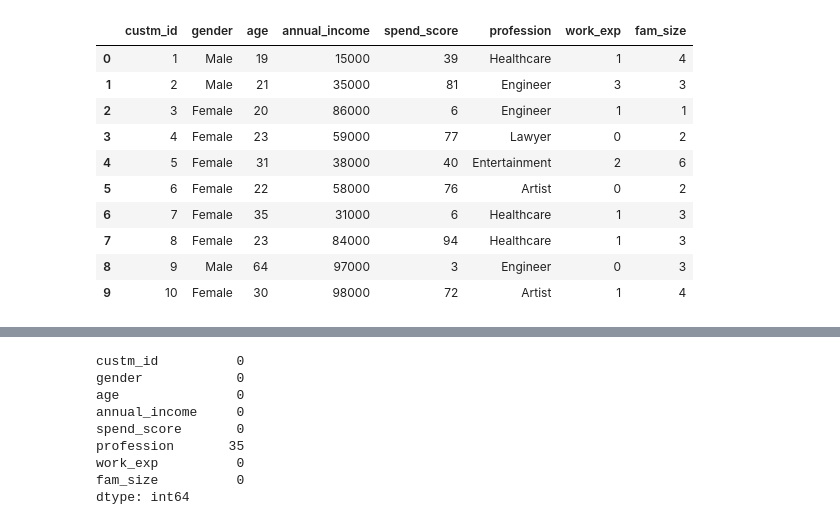
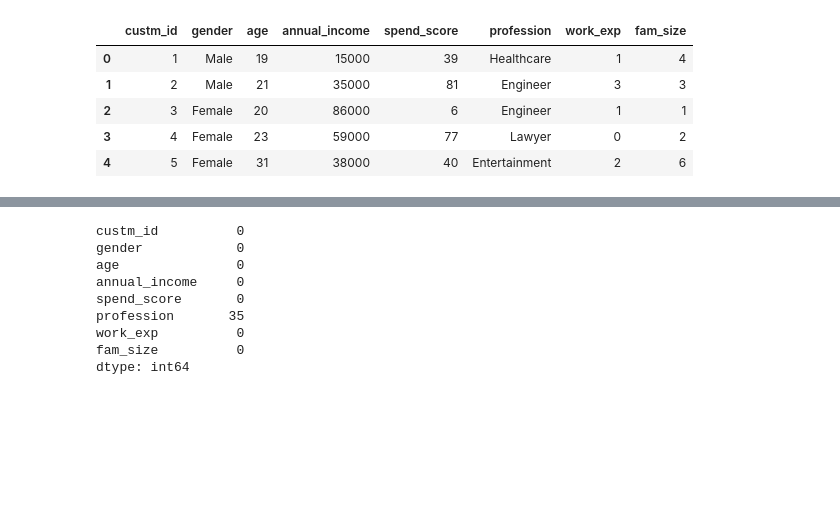
Before and after one commit to leon-czarlinski/ProfileAnalysis, a Jupyter notebook: ProfileAnalysis.ipynb, the cells around one changed output, grey strips where cells are left out. Saved outputs shown, nothing was run; the diff lists cells and outputs as text; code cells hidden in the pictures; blank space fills up the shorter version.

```diff
--- a/ProfileAnalysis.ipynb
+++ b/ProfileAnalysis.ipynb
@@ -15,16 +61,11 @@ Mounted at /content/drive
 # %%
 profile_df = pd.read_csv('/content/drive/MyDrive/Colab Notebooks/ProfileAnalysis/customers.csv')
 # %%
-profile_df.head(10)
+profile_df.head(5)
 # %% [output]
 |  | custm_id | gender | age | annual_income | spend_score | profession | work_exp | fam_size |
 | 0 | 1 | Male | 19 | 15000 | 39 | Healthcare | 1 | 4 |
 | 1 | 2 | Male | 21 | 35000 | 81 | Engineer | 3 | 3 |
 | 2 | 3 | Female | 20 | 86000 | 6 | Engineer | 1 | 1 |
 | 3 | 4 | Female | 23 | 59000 | 77 | Lawyer | 0 | 2 |
 | 4 | 5 | Female | 31 | 38000 | 40 | Entertainment | 2 | 6 |
-| 5 | 6 | Female | 22 | 58000 | 76 | Artist | 0 | 2 |
-| 6 | 7 | Female | 35 | 31000 | 6 | Healthcare | 1 | 3 |
-| 7 | 8 | Female | 23 | 84000 | 94 | Healthcare | 1 | 3 |
-| 8 | 9 | Male | 64 | 97000 | 3 | Engineer | 0 | 3 |
-| 9 | 10 | Female | 30 | 98000 | 72 | Artist | 1 | 4 |
```
Also changed, not shown: parts of 14 cells of this notebook.
